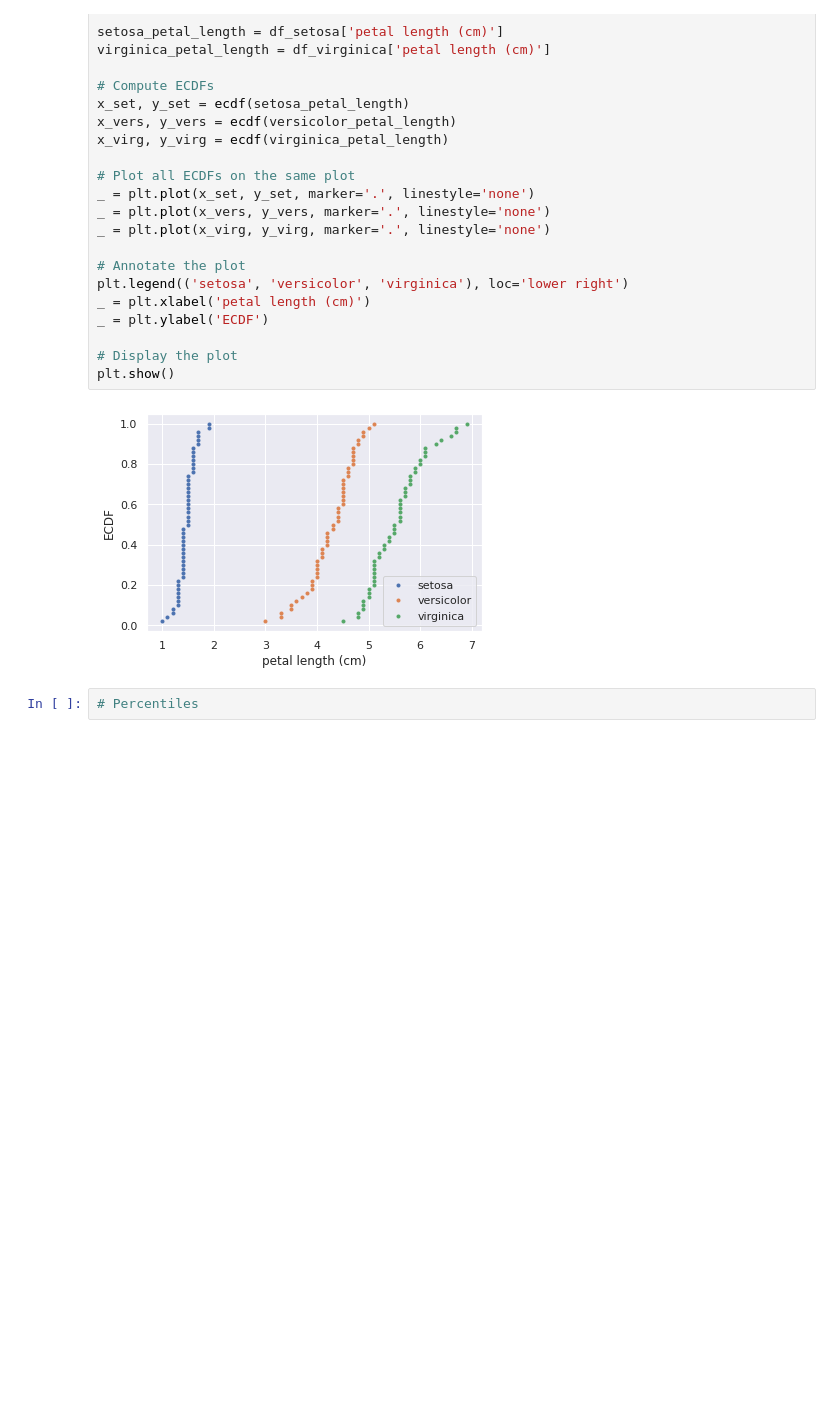
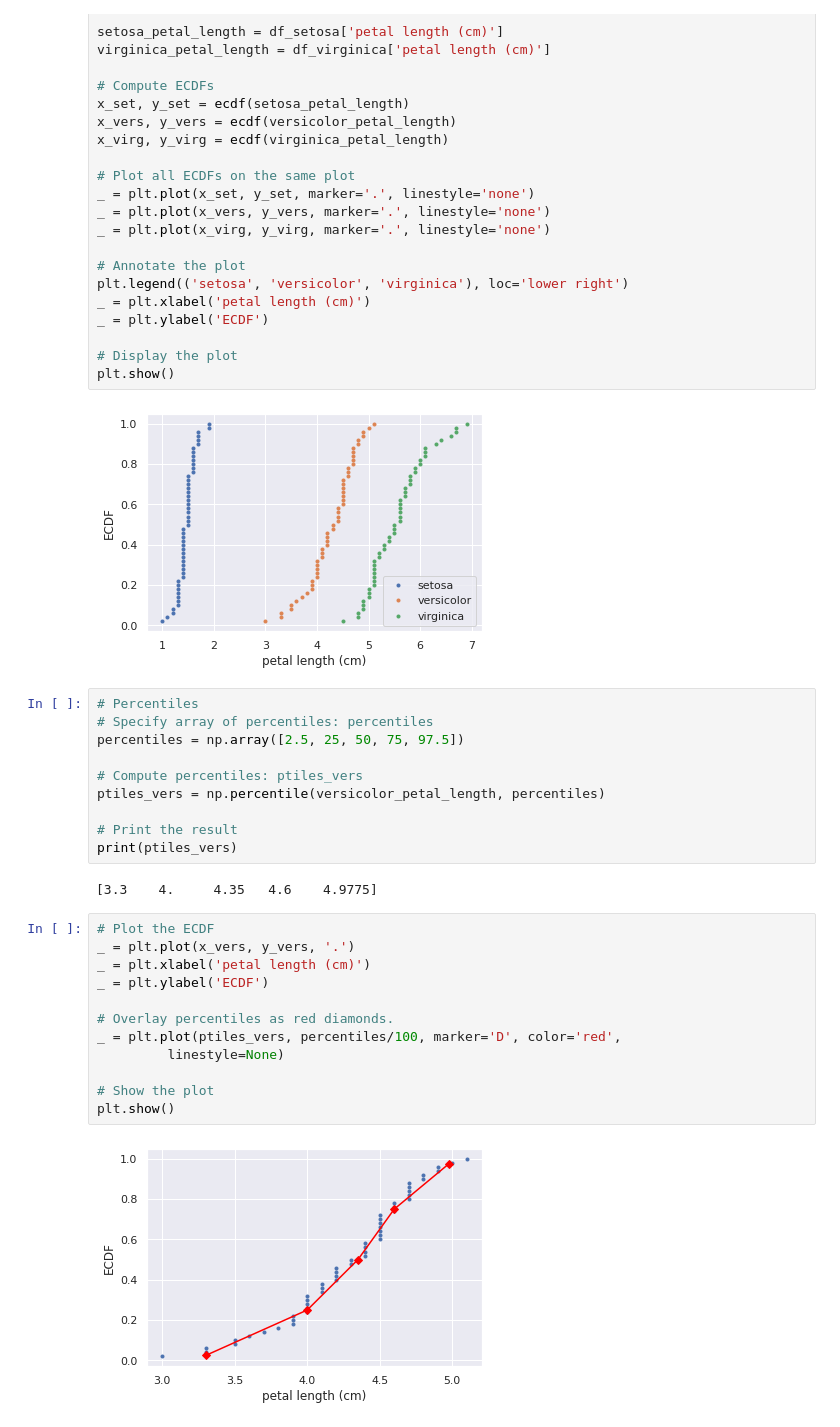
Before and after one commit to TedHaley/courses, a Jupyter notebook: statistical_thinking_in_python_part_1.ipynb, the cells around one changed output. Saved outputs shown, nothing was run; the diff lists cells and outputs as text; blank space fills up the shorter version.

```diff
--- a/statistical_thinking_in_python_part_1.ipynb
+++ b/statistical_thinking_in_python_part_1.ipynb
@@ -136,5 +136,29 @@ _ = plt.ylabel('ECDF')
 plt.show()
 # %% [output]
 [figure]
-# %%
-# Percentiles
+# %%
+# Percentiles
+# Specify array of percentiles: percentiles
+percentiles = np.array([2.5, 25, 50, 75, 97.5])
+
+# Compute percentiles: ptiles_vers
+ptiles_vers = np.percentile(versicolor_petal_length, percentiles)
+
+# Print the result
+print(ptiles_vers)
+# %% [output]
+[3.3    4.     4.35   4.6    4.9775]
+# %%
+# Plot the ECDF
+_ = plt.plot(x_vers, y_vers, '.')
+_ = plt.xlabel('petal length (cm)')
+_ = plt.ylabel('ECDF')
+
+# Overlay percentiles as red diamonds.
+_ = plt.plot(ptiles_vers, percentiles/100, marker='D', color='red',
+         linestyle=None)
+
+# Show the plot
+plt.show()
+# %% [output]
+[figure, added]
```
Also changed, not shown: parts of 14 cells of this notebook.
